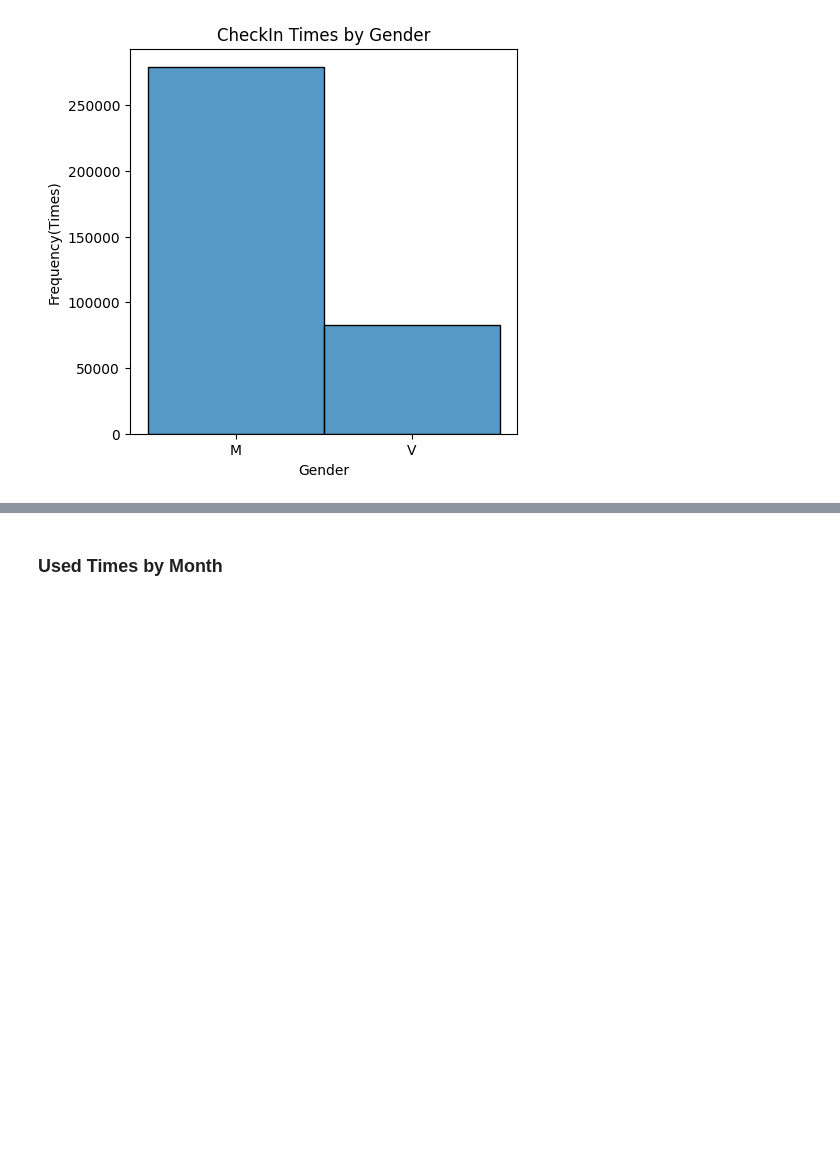
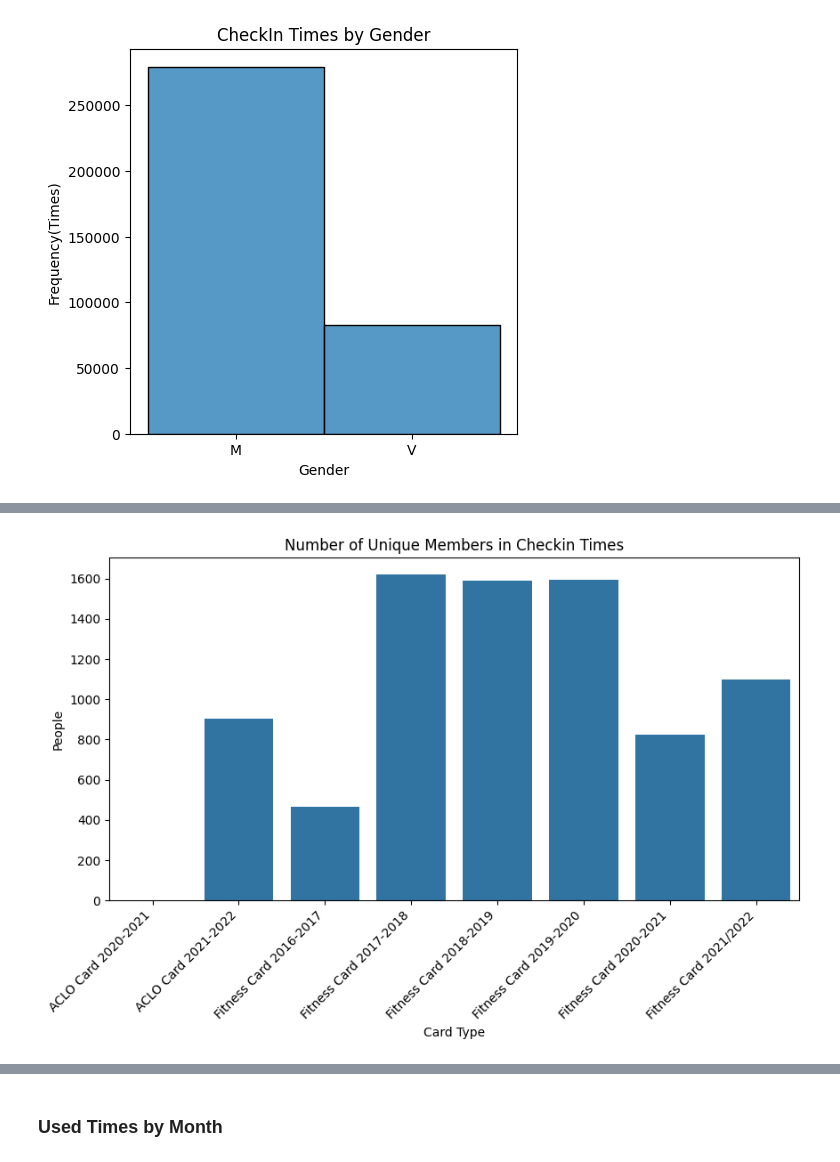
Before and after one commit to mingming2-alya/Business-Analyzing-with-ACLO, a Jupyter notebook: ACLO.ipynb, the cells around one changed output, grey strips where cells are left out. Cells and saved outputs as stored; diff of their text form; code cells hidden in the pictures; blank space fills up the shorter version.

```diff
--- a/ACLO.ipynb
+++ b/ACLO.ipynb
@@ -378,0 +493,13 @@ plt.show()
+# %%
+#plot
+plt.figure(figsize=(10,5))
+cCard = sns.barplot(data = numAllCard, x = "Card Type", y = "Members")
+cCard.set_title("Number of Unique Members in Checkin Times")
+cCard.set_xlabel("Card Type")
+cCard.set_ylabel("People")
+cCard.set_xticklabels(labels = cCard.get_xticklabels(), rotation = 45, ha = "right")
+
+
+plt.show()
+# %% [output]
+[figure, added]
```
Also changed, not shown: parts of 20 cells of this notebook.
